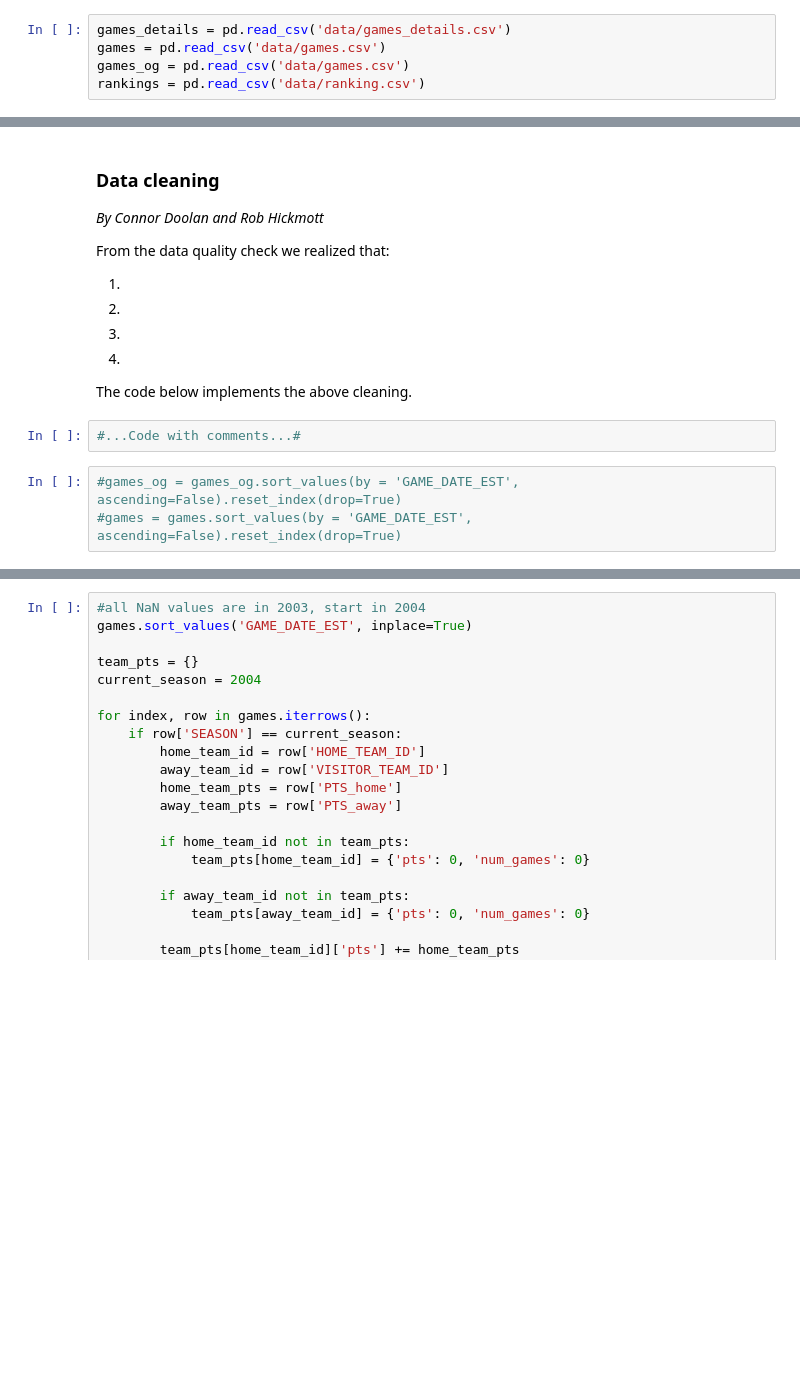
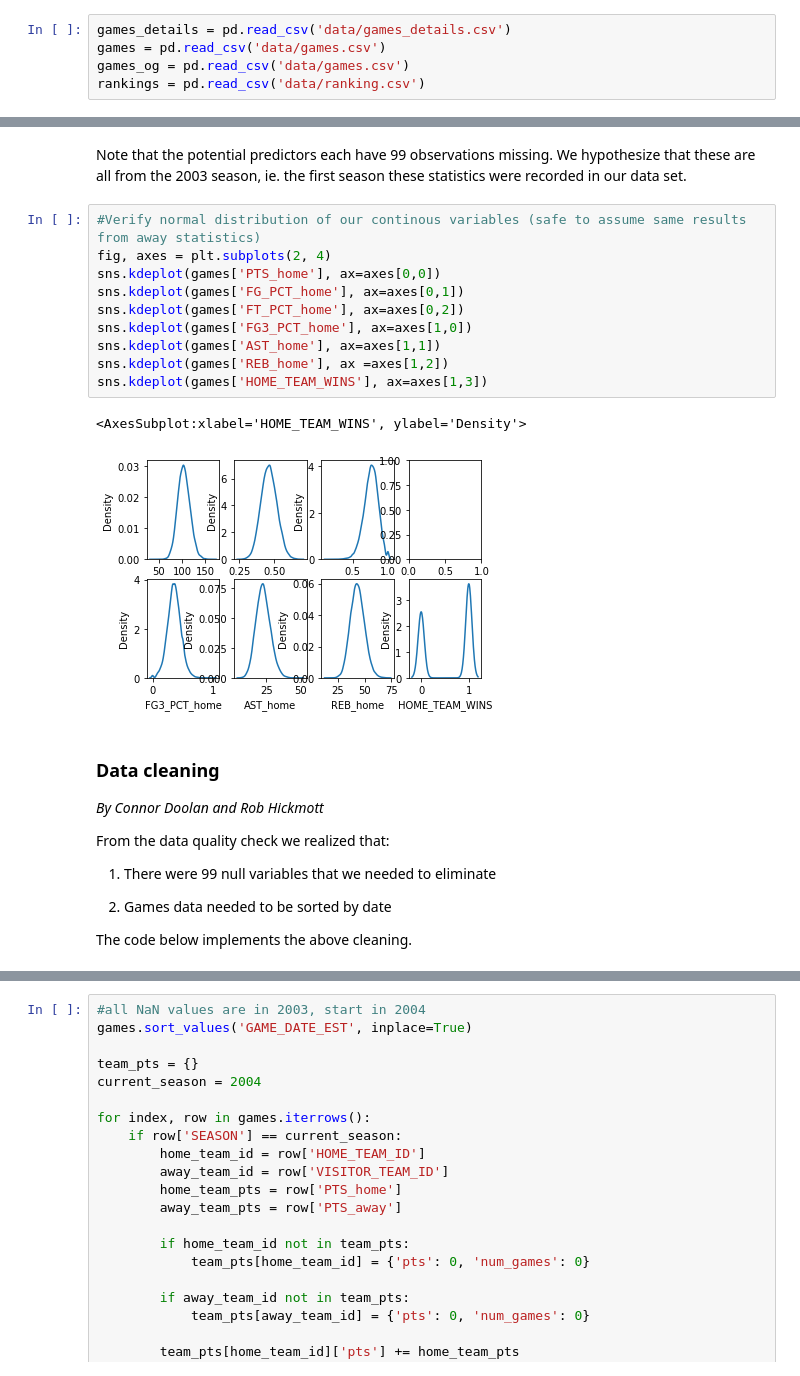
Before and after one commit to y-ginther/DS_303_2_Think_Tank_GroupProject, a Jupyter notebook: Project_Code.ipynb, the cells around one changed output, grey strips where cells are left out. Saved outputs shown, nothing was run; the diff lists cells and outputs as text; blank space fills up the shorter version.

```diff
--- a/Project Code Template.ipynb
+++ b/Project_Code.ipynb
@@ -46,22 +74,28 @@ rankings = pd.read_csv('data/ranking.csv')
+# %% [markdown]
+Note that the potential predictors each have 99 observations missing. We hypothesize that these are all from the 2003 season, ie. the first season these statistics were recorded in our data set.
+# %%
+#Verify normal distribution of our continous variables (safe to assume same results from away statistics)
+fig, axes = plt.subplots(2, 4)
+sns.kdeplot(games['PTS_home'], ax=axes[0,0])
+sns.kdeplot(games['FG_PCT_home'], ax=axes[0,1])
+sns.kdeplot(games['FT_PCT_home'], ax=axes[0,2])
+sns.kdeplot(games['FG3_PCT_home'], ax=axes[1,0])
+sns.kdeplot(games['AST_home'], ax=axes[1,1])
+sns.kdeplot(games['REB_home'], ax =axes[1,2])
+sns.kdeplot(games['HOME_TEAM_WINS'], ax=axes[1,3])
+# %% [output]
+<AxesSubplot:xlabel='HOME_TEAM_WINS', ylabel='Density'>
+[figure, added]
 # %% [markdown]
 ### Data cleaning
 *By Connor Doolan and Rob Hickmott*
 
 From the data quality check we realized that:
 
-1.
+1. There were 99 null variables that we needed to eliminate
 
-2.
-
-3.
-
-4.
+2. Games data needed to be sorted by date
 
 The code below implements the above cleaning.
-# %%
-#...Code with comments...#
-# %%
-#games_og = games_og.sort_values(by = 'GAME_DATE_EST', ascending=False).reset_index(drop=True)
-#games = games.sort_values(by = 'GAME_DATE_EST', ascending=False).reset_index(drop=True)
 # %%
 games = games[games.SEASON != 2003]
```
Also changed, not shown: parts of 23 cells of this notebook, 1 other file.
